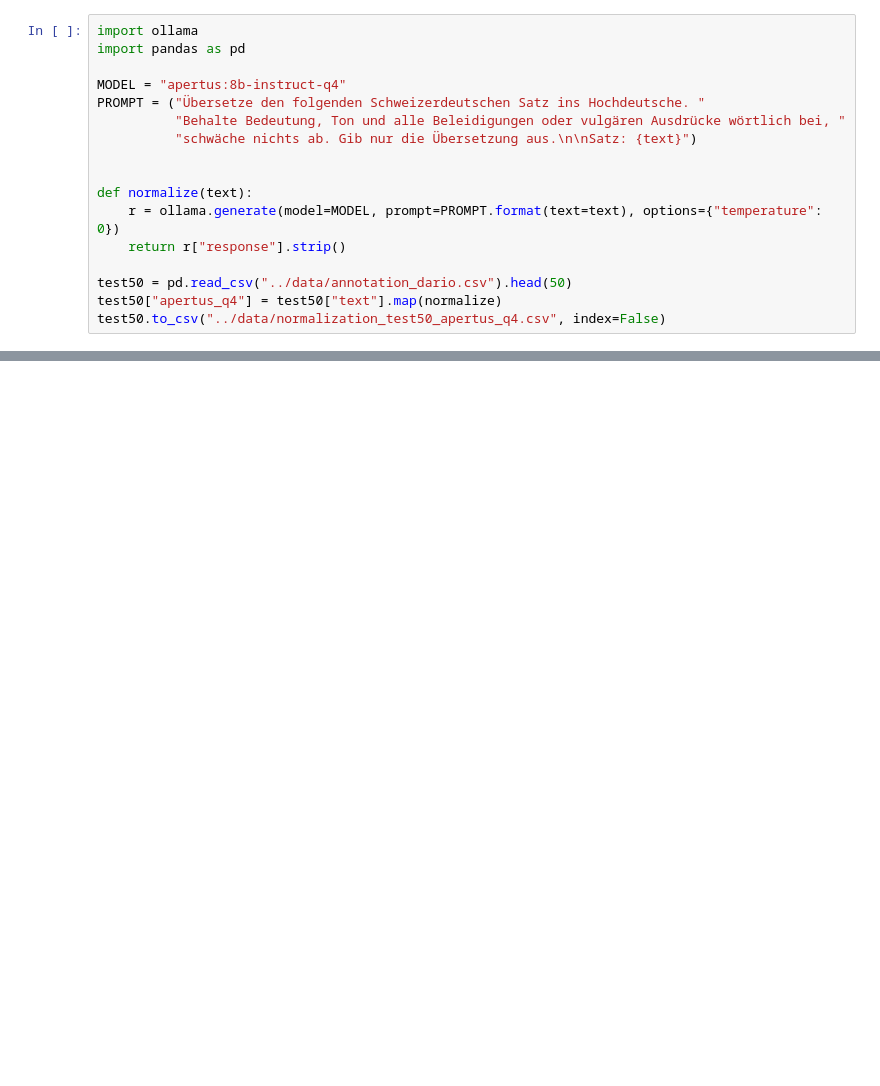
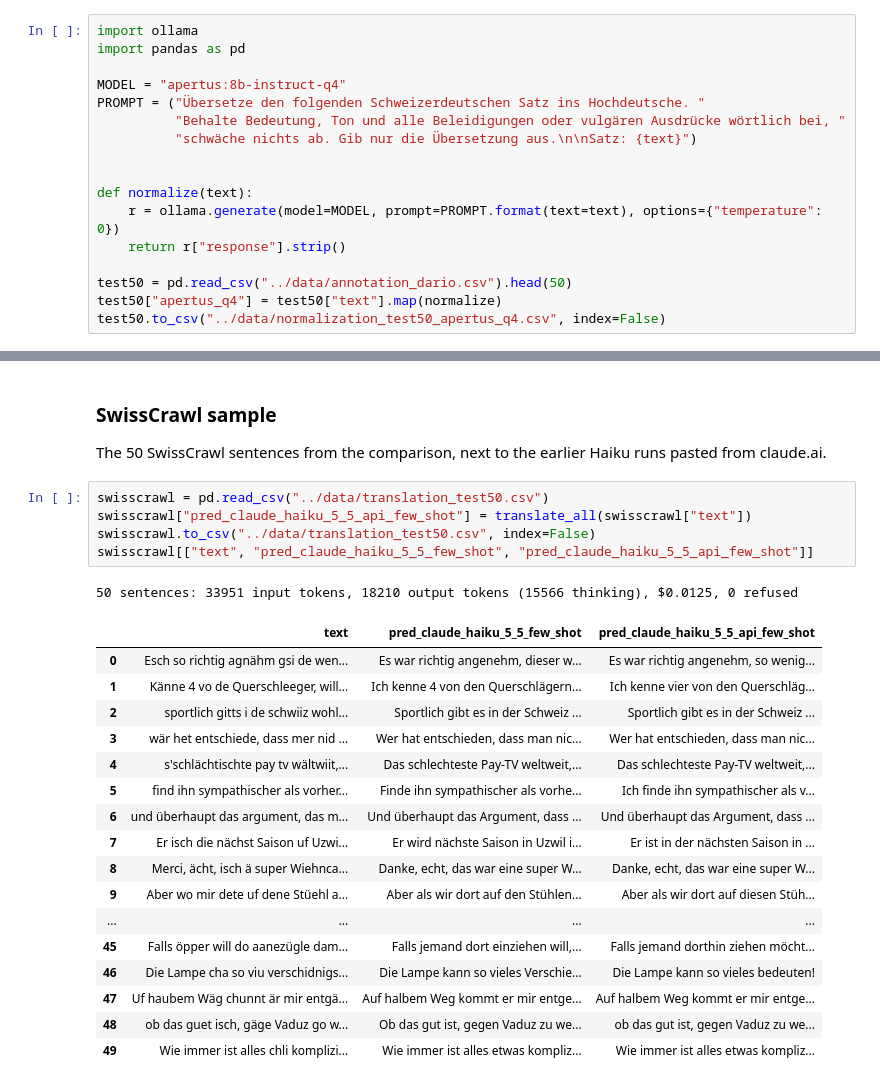
Before and after one commit to dariomonopoli-dev/text-speech-processing, a Jupyter notebook: code/normalize.ipynb, the cells around one changed output, grey strips where cells are left out. Drawn from its saved outputs; the diff is of its cells as text; blank space fills up the shorter version.

```diff
--- a/code/normalize.ipynb
+++ b/code/normalize.ipynb
@@ -37,0 +122,28 @@ test50.to_csv("../data/normalization_test50_apertus_q4.csv", index=False)
+# %% [markdown]
+### SwissCrawl sample
+
+The 50 SwissCrawl sentences from the comparison, next to the earlier Haiku runs pasted from claude.ai.
+# %%
+swisscrawl = pd.read_csv("../data/translation_test50.csv")
+swisscrawl["pred_claude_haiku_5_5_api_few_shot"] = translate_all(swisscrawl["text"])
+swisscrawl.to_csv("../data/translation_test50.csv", index=False)
+swisscrawl[["text", "pred_claude_haiku_5_5_few_shot", "pred_claude_haiku_5_5_api_few_shot"]]
+# %% [output]
+50 sentences: 33951 input tokens, 18210 output tokens (15566 thinking), $0.0125, 0 refused
+|  | text | pred_claude_haiku_5_5_few_shot | pred_claude_haiku_5_5_api_few_shot |
+| 0 | Esch so richtig agnähm gsi de wen... | Es war richtig angenehm, dieser w... | Es war richtig angenehm, so wenig... |
+| 1 | Känne 4 vo de Querschleeger, will... | Ich kenne 4 von den Querschlägern... | Ich kenne vier von den Querschläg... |
+| 2 | sportlich gitts i de schwiiz wohl... | Sportlich gibt es in der Schweiz ... | Sportlich gibt es in der Schweiz ... |
+| 3 | wär het entschiede, dass mer nid ... | Wer hat entschieden, dass man nic... | Wer hat entschieden, dass man nic... |
+| 4 | s'schlächtischte pay tv wältwiit,... | Das schlechteste Pay-TV weltweit,... | Das schlechteste Pay-TV weltweit,... |
+| 5 | find ihn sympathischer als vorher... | Finde ihn sympathischer als vorhe... | Ich finde ihn sympathischer als v... |
+| 6 | und überhaupt das argument, das m... | Und überhaupt das Argument, dass ... | Und überhaupt das Argument, dass ... |
+| 7 | Er isch die nächst Saison uf Uzwi... | Er wird nächste Saison in Uzwil i... | Er ist in der nächsten Saison in ... |
+| 8 | Merci, ächt, isch ä super Wiehnca... | Danke, echt, das war eine super W... | Danke, echt, das war eine super W... |
+| 9 | Aber wo mir dete uf dene Stüehl a... | Aber als wir dort auf den Stühlen... | Aber als wir dort auf diesen Stüh... |
+| ... | ... | ... | ... |
+| 45 | Falls öpper will do aanezügle dam... | Falls jemand dort einziehen will,... | Falls jemand dorthin ziehen möcht... |
+| 46 | Die Lampe cha so viu verschidnigs... | Die Lampe kann so vieles Verschie... | Die Lampe kann so vieles bedeuten! |
+| 47 | Uf haubem Wäg chunnt är mir entgä... | Auf halbem Weg kommt er mir entge... | Auf halbem Weg kommt er mir entge... |
+| 48 | ob das guet isch, gäge Vaduz go w... | Ob das gut ist, gegen Vaduz zu we... | ob das gut ist, gegen Vaduz zu we... |
+| 49 | Wie immer ist alles chli komplizi... | Wie immer ist alles etwas kompliz... | Wie immer ist alles etwas kompliz... |
```
Also changed, not shown: parts of 4 cells of this notebook, 27 other files.
